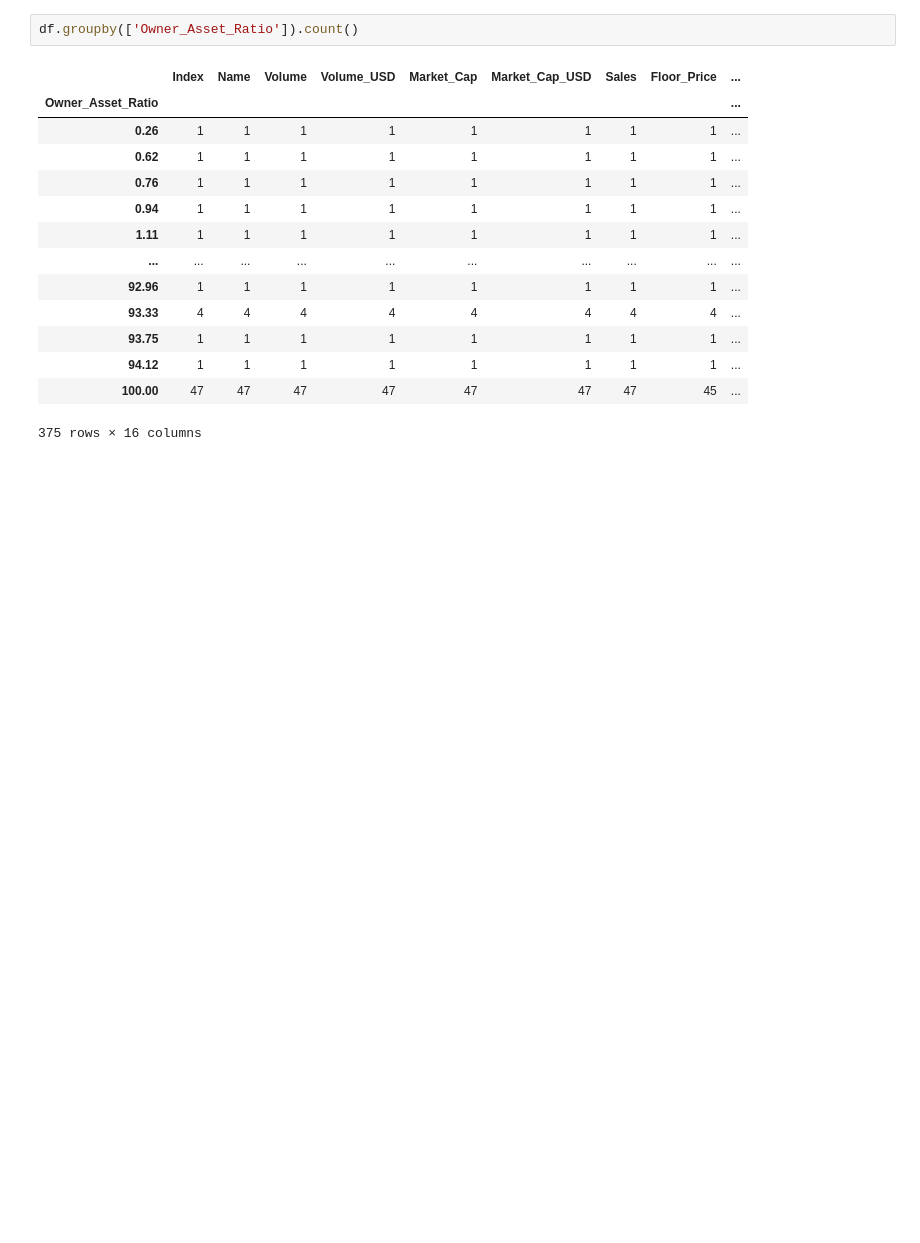
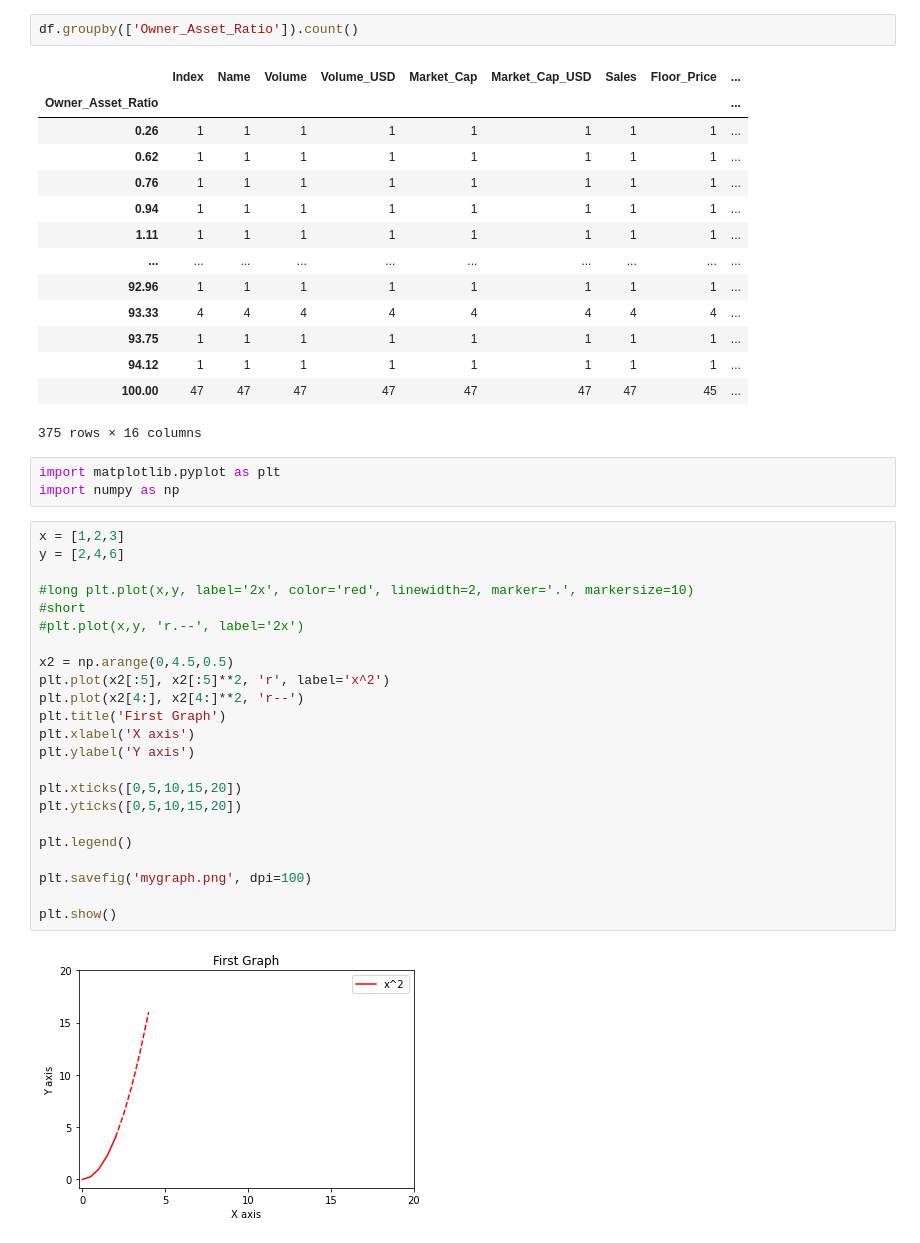
Before and after one commit to holy-parmesan/NFT_Top_Collections, a Jupyter notebook: NFT_Top_Collections.ipynb, the cells around one changed output. Drawn from its saved outputs; the diff is of its cells as text; blank space fills up the shorter version.

```diff
--- a/NFT_Top_Collections.ipynb
+++ b/NFT_Top_Collections.ipynb
@@ -155,3 +155,31 @@ df.groupby(['Owner_Asset_Ratio']).count()
 | 94.12 | 1 | 1 | 1 | 1 | 1 | 1 | 1 | 1 | ... |
 | 100.00 | 47 | 47 | 47 | 47 | 47 | 47 | 47 | 45 | ... |
 375 rows × 16 columns
+# %%
+import matplotlib.pyplot as plt
+import numpy as np
+# %%
+x = [1,2,3]
+y = [2,4,6]
+
+#long plt.plot(x,y, label='2x', color='red', linewidth=2, marker='.', markersize=10)
+#short
+#plt.plot(x,y, 'r.--', label='2x')
+
+x2 = np.arange(0,4.5,0.5)
+plt.plot(x2[:5], x2[:5]**2, 'r', label='x^2')
+plt.plot(x2[4:], x2[4:]**2, 'r--')
+plt.title('First Graph')
+plt.xlabel('X axis')
+plt.ylabel('Y axis')
+
+plt.xticks([0,5,10,15,20])
+plt.yticks([0,5,10,15,20])
+
+plt.legend()
+
+plt.savefig('mygraph.png', dpi=100)
+
+plt.show()
+# %% [output]
+[figure, added]
```
Also changed, not shown: parts of 7 cells of this notebook, 1 other file.
